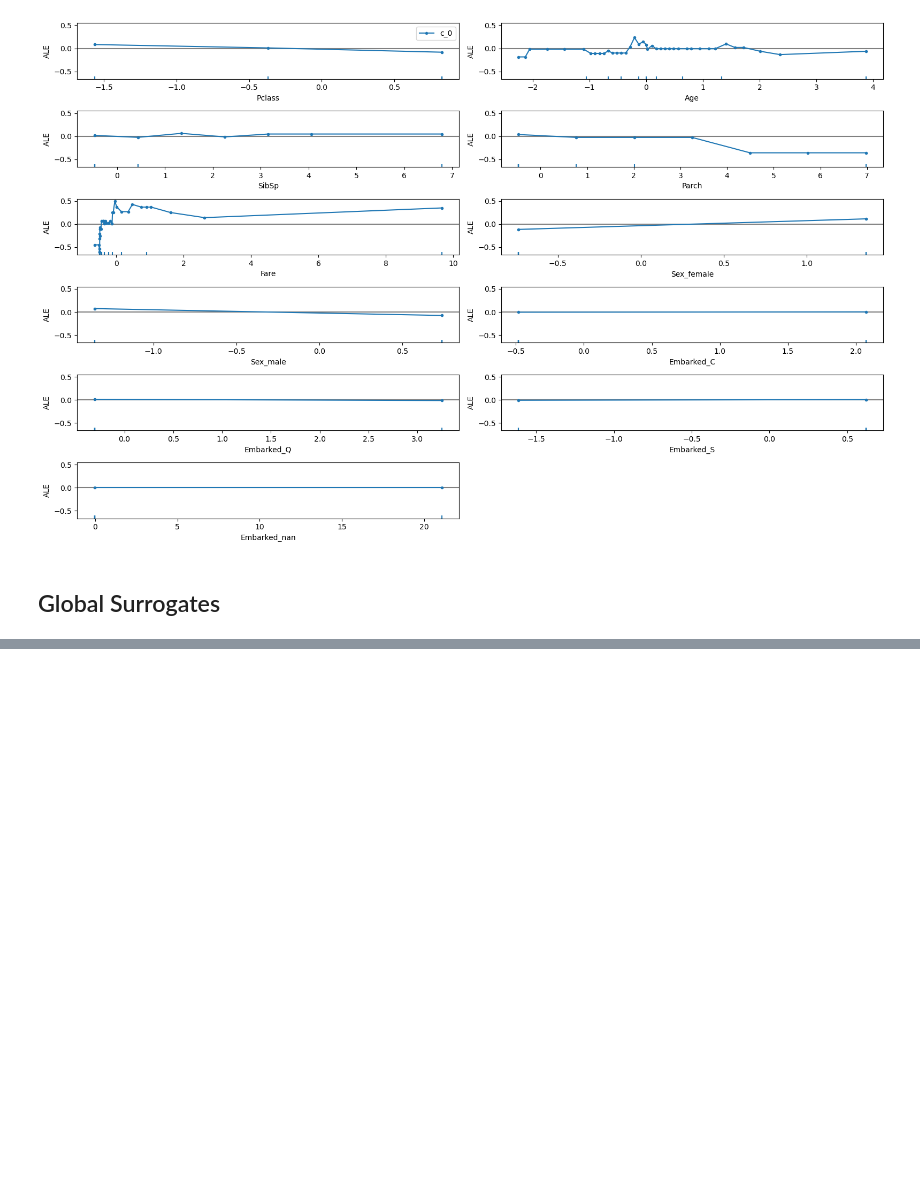
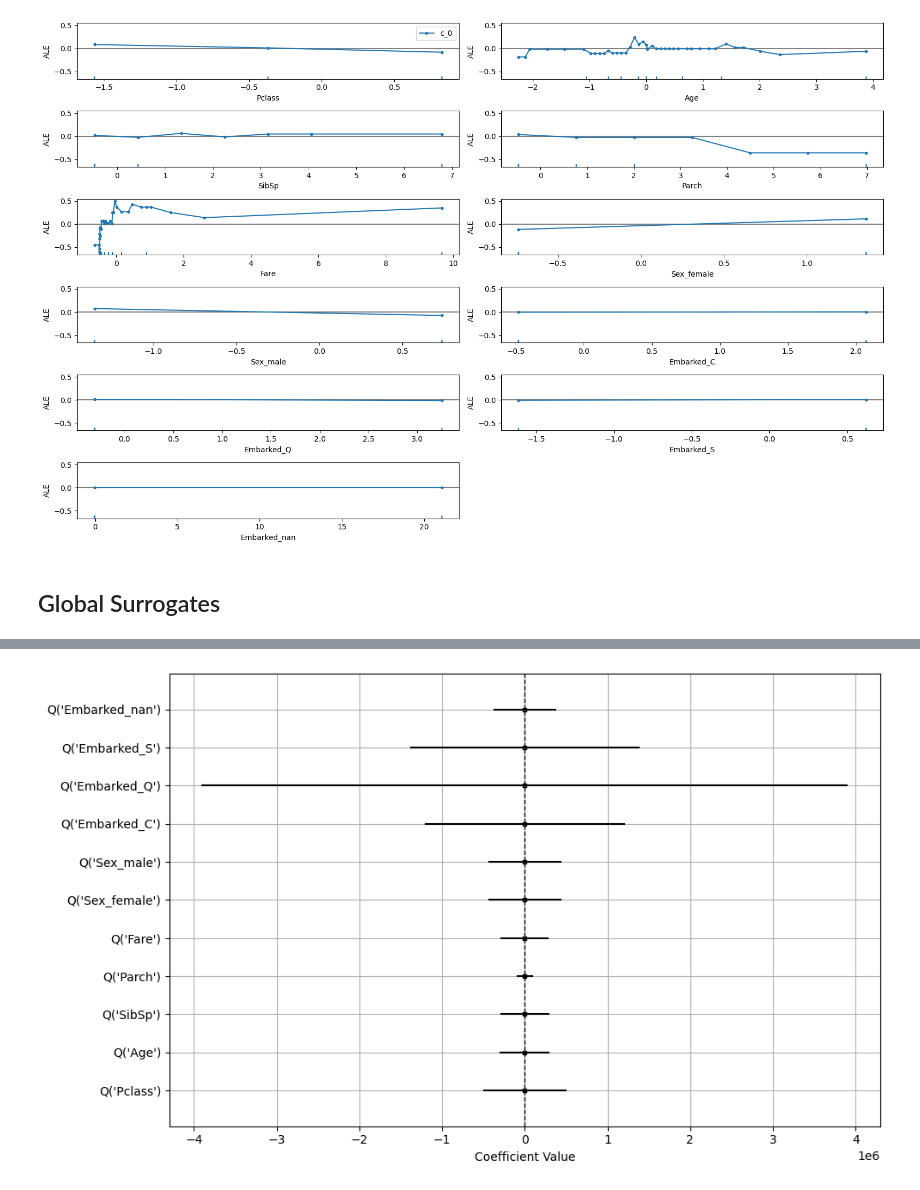
Before and after one commit to AFLucas-UOM/ARI3205-InterpretableAI, a Jupyter notebook: TitanicDataset_Question1.ipynb, the cells around one changed output, grey strips where cells are left out. Drawn from its saved outputs; the diff is of its cells as text; code cells hidden in the pictures; blank space fills up the shorter version.

```diff
--- a/TitanicDataset_Question1.ipynb
+++ b/TitanicDataset_Question1.ipynb
@@ -378,3 +382,27 @@ array([[<Axes: xlabel='Pclass', ylabel='ALE'>,
 [figure]
 # %% [markdown]
 ## Global Surrogates
+# %%
+# Train an interpretable model to approximate the neural network predictions
+clf = MLPClassifier(hidden_layer_sizes=(32,), activation='logistic', random_state=1, max_iter=1000).fit(X_train, y_train)
+print('Accuracy (MLPClassifier): ' + str(clf.score(X_train, y_train)))
+
+# Get predictions from the neural network surrogate model
+NN_labels = clf.predict(X_train)
+X_train['NN_labels'] = NN_labels
+
+# Prepare formula for logistic regression analysis
+all_columns = " + ".join([f"Q('{col}')" for col in X_train.columns[:-1]])  # Exclude NN_labels
+my_formula = f"NN_labels ~ {all_columns}"
+
+# Train logistic regression surrogate model
+logistic = smf.glm(formula=my_formula, family=sm.families.Binomial(), data=X_train).fit()
+print(logistic.summary())
+
+# Predict using the logistic regression model
+y_pred = logistic.predict(X_train)
+y_class = [0 if x < 0.5 else 1 for x in y_pred]
+
+# Calculate accuracy of the surrogate model
+score = accuracy_score(y_class, X_train['NN_labels'])
+print(f"Logistic Regression Surrogate Accuracy: {score}")
@@ -380,0 +427,23 @@ array([[<Axes: xlabel='Pclass', ylabel='ALE'>,
+# %%
+# Analyze coefficients of the logistic regression model
+err_series = logistic.params - logistic.conf_int()[0]
+coef_df = pd.DataFrame({
+    'coef': pd.to_numeric(logistic.params.values[1:], errors='coerce'),
+    'err': pd.to_numeric(err_series.values[1:], errors='coerce'),
+    'varname': err_series.index.values[1:]
+})
+
+# Plot coefficient values with error bars
+fig, ax = plt.subplots(figsize=(10, 6))
+ax.barh(coef_df['varname'], coef_df['coef'], xerr=coef_df['err'], color='none', edgecolor=None)
+ax.scatter(y=coef_df['varname'], x=coef_df['coef'], marker='s', s=10, color='black')
+ax.axvline(x=0, linestyle='--', color='black', linewidth=1)
+
+ax.set_xlabel('Coefficient Value')
+ax.set_ylabel('')
+ax.grid(True)
+
+plt.tight_layout()
+plt.show()
+# %% [output]
+[figure, added]
```
Also changed, not shown: parts of 2 cells of this notebook, 1 other file.
